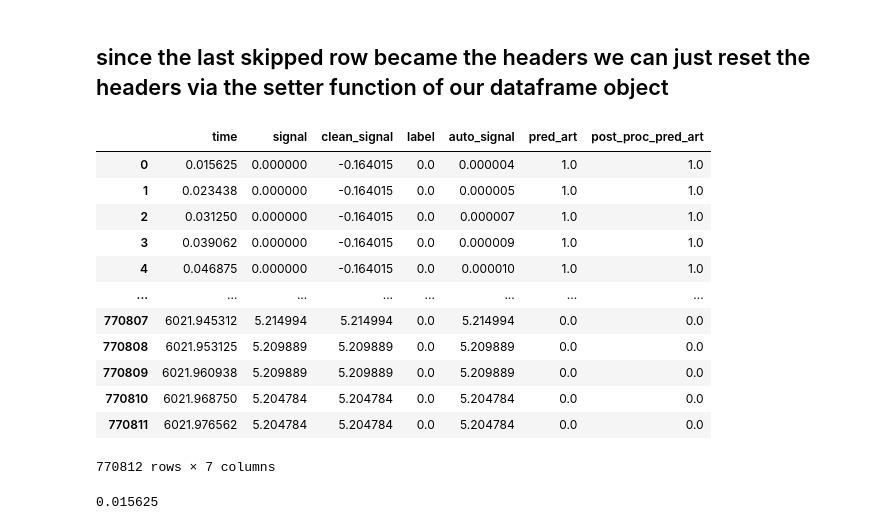
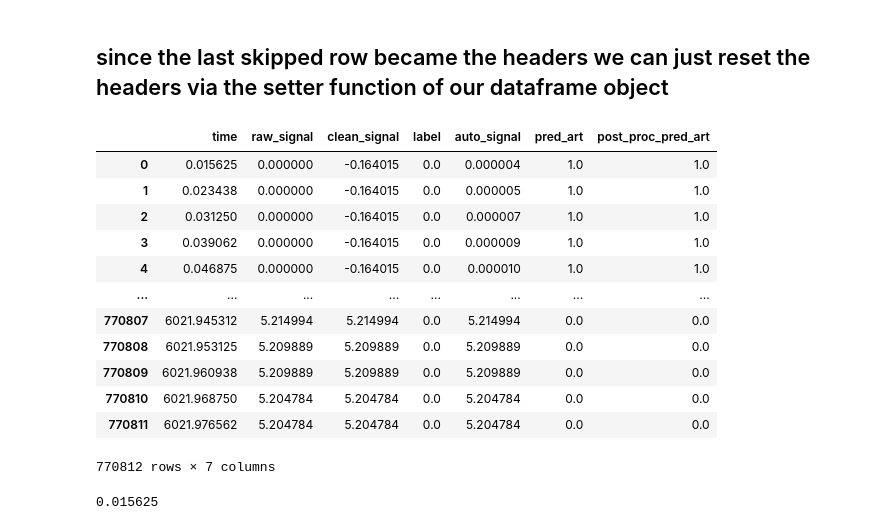
Before and after one commit to 08Aristodemus24/thesis-writing-1, a Jupyter notebook: eda-signal-classifier/experiementation.ipynb, the cells around one changed output. Cells and saved outputs as stored; diff of their text form; code cells hidden in the pictures.

```diff
--- a/eda-signal-classifier/experiementation.ipynb
+++ b/eda-signal-classifier/experiementation.ipynb
@@ -462,10 +472,10 @@ akakip_eda_df
 # %% [markdown]
 ## since the last skipped row became the headers we can just reset the headers via the setter function of our dataframe object
 # %%
-akakip_eda_df.columns = ['time', 'signal', 'clean_signal', 'label', 'auto_signal', 'pred_art', 'post_proc_pred_art']
+akakip_eda_df.columns = ['time', 'raw_signal', 'clean_signal', 'label', 'auto_signal', 'pred_art', 'post_proc_pred_art']
 akakip_eda_df
 # %% [output]
-|  | time | signal | clean_signal | label | auto_signal | pred_art | post_proc_pred_art |
+|  | time | raw_signal | clean_signal | label | auto_signal | pred_art | post_proc_pred_art |
 | 0 | 0.015625 | 0.000000 | -0.164015 | 0.0 | 0.000004 | 1.0 | 1.0 |
 | 1 | 0.023438 | 0.000000 | -0.164015 | 0.0 | 0.000005 | 1.0 | 1.0 |
 | 2 | 0.031250 | 0.000000 | -0.164015 | 0.0 | 0.000007 | 1.0 | 1.0 |
```
Also changed, not shown: parts of 41 cells of this notebook.
